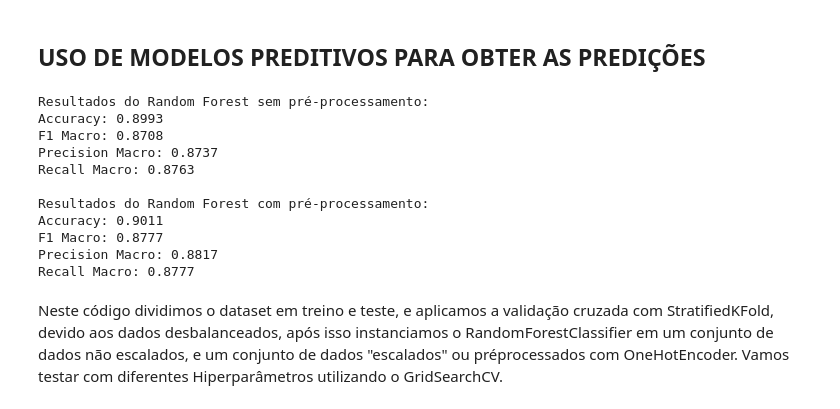
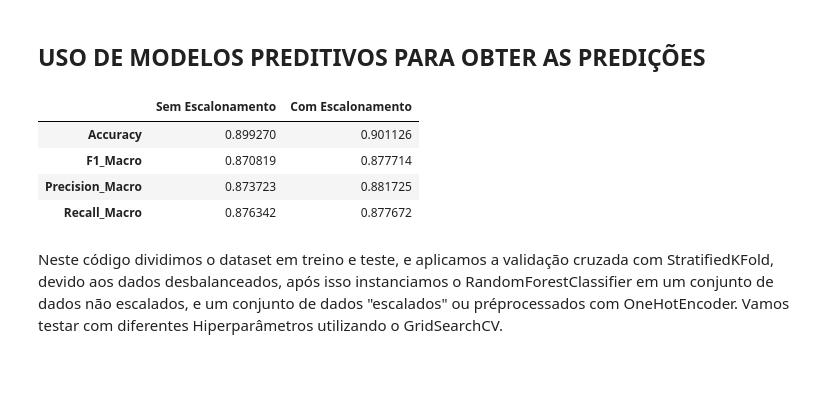
Before and after one commit to Jotape003/Trabalho-ML, a Jupyter notebook: phishingData.ipynb, the cells around one changed output. Cells and saved outputs as stored; diff of their text form; code cells hidden in the pictures; blank space fills up the shorter version.

```diff
--- a/phishingData.ipynb
+++ b/phishingData.ipynb
@@ -322,54 +287,43 @@ categorical_features = X.columns.tolist()
 
 kf = StratifiedKFold(n_splits=5, shuffle=True, random_state=42)
 
 preprocessor = ColumnTransformer(
     transformers=[
         ('cat', OneHotEncoder(handle_unknown='ignore'), categorical_features)
     ],
 )
 
 rf_with_scaler = Pipeline([
     ('scaler', preprocessor),
     ('rf', RandomForestClassifier(class_weight='balanced', random_state=42))
 ])
 
 rf_no_scaler = RandomForestClassifier(class_weight='balanced', random_state=42)
 
 scoring = (
     'accuracy', 'f1_macro', 'precision_macro', 'recall_macro'
 )
 
 score_no_scaler = cross_validate(
     rf_no_scaler, X_train, y_train, cv=kf, scoring=scoring
 )
 
 score_with_scaler = cross_validate(
     rf_with_scaler, X_train, y_train, cv=kf, scoring=scoring
 )
 
-print("Resultados do Random Forest sem pré-processamento:")
-print(f"Accuracy: {score_no_scaler['test_accuracy'].mean():.4f}")
-print(f"F1 Macro: {score_no_scaler['test_f1_macro'].mean():.4f}")
-print(f"Precision Macro: {score_no_scaler['test_precision_macro'].mean():.4f}")
-print(f"Recall Macro: {score_no_scaler['test_recall_macro'].mean():.4f}")
+rf_df_results = pd.DataFrame({
+    'Sem Escalonamento': [score_no_scaler[f'test_{m}'].mean() for m in scoring],
+    'Com Escalonamento': [score_with_scaler[f'test_{m}'].mean() for m in scoring]
+}, index=['Accuracy', 'F1_Macro', 'Precision_Macro', 'Recall_Macro'])
 
-print("\nResultados do Random Forest com pré-processamento:")
-print(f"Accuracy: {score_with_scaler['test_accuracy'].mean():.4f}")
-print(f"F1 Macro: {score_with_scaler['test_f1_macro'].mean():.4f}")
-print(f"Precision Macro: {score_with_scaler['test_precision_macro'].mean():.4f}")
-print(f"Recall Macro: {score_with_scaler['test_recall_macro'].mean():.4f}")
+rf_df_results
 # %% [output]
-Resultados do Random Forest sem pré-processamento:
-Accuracy: 0.8993
-F1 Macro: 0.8708
-Precision Macro: 0.8737
-Recall Macro: 0.8763
-
-Resultados do Random Forest com pré-processamento:
-Accuracy: 0.9011
-F1 Macro: 0.8777
-Precision Macro: 0.8817
-Recall Macro: 0.8777
+|  | Sem Escalonamento | Com Escalonamento |
+| Accuracy | 0.899270 | 0.901126 |
+| F1_Macro | 0.870819 | 0.877714 |
+| Precision_Macro | 0.873723 | 0.881725 |
+| Recall_Macro | 0.876342 | 0.877672 |
 # %% [markdown]
 Neste código dividimos o dataset em treino e teste, e aplicamos a validação cruzada com StratifiedKFold, devido aos dados desbalanceados, após isso instanciamos o RandomForestClassifier em um conjunto de dados não escalados, e um conjunto de dados "escalados" ou préprocessados com OneHotEncoder. Vamos testar com diferentes Hiperparâmetros utilizando o GridSearchCV.
 # %%
```
Also changed, not shown: parts of 13 cells of this notebook, 1 other file.
